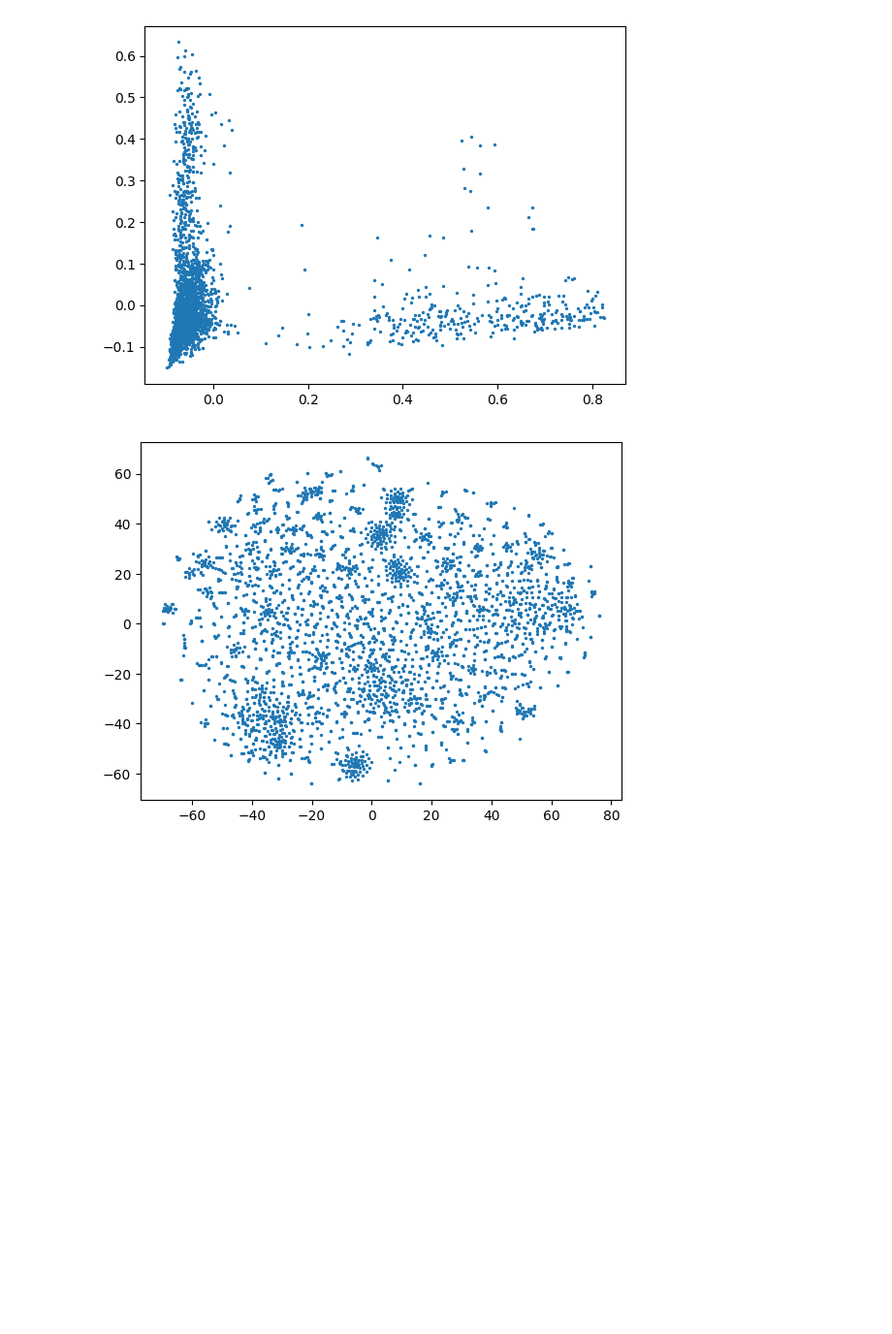
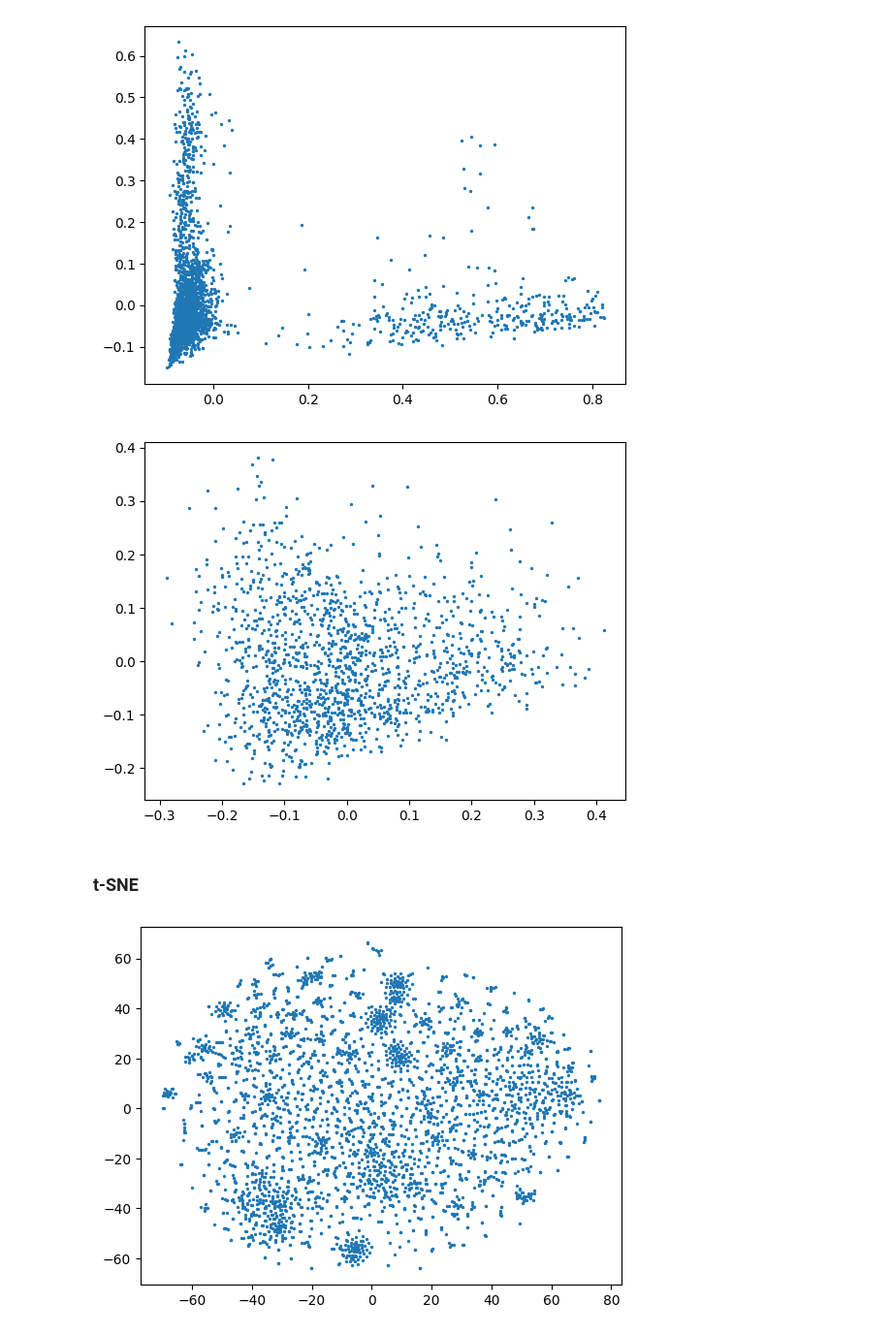
Before and after one commit to mlynatom/viz_project, a Jupyter notebook: data_view.ipynb, the cells around one changed output. Shown at 97% size. Saved outputs shown, nothing was run; the diff lists cells and outputs as text; code cells hidden in the pictures; blank space fills up the shorter version.

```diff
--- a/data_view.ipynb
+++ b/data_view.ipynb
@@ -130,3 +131,9 @@ reduce_dim(PCA(n_components=2, svd_solver="arpack"), tf_idf_matrix)
 # %% [output]
 [figure]
+# %%
+reduce_dim(PCA(n_components=2, svd_solver="arpack"), tf_idf_matrix_nips)
+# %% [output]
+[figure, added]
+# %% [markdown]
+### t-SNE
 # %%
```
Also changed, not shown: parts of 41 cells of this notebook, 1 other file.
